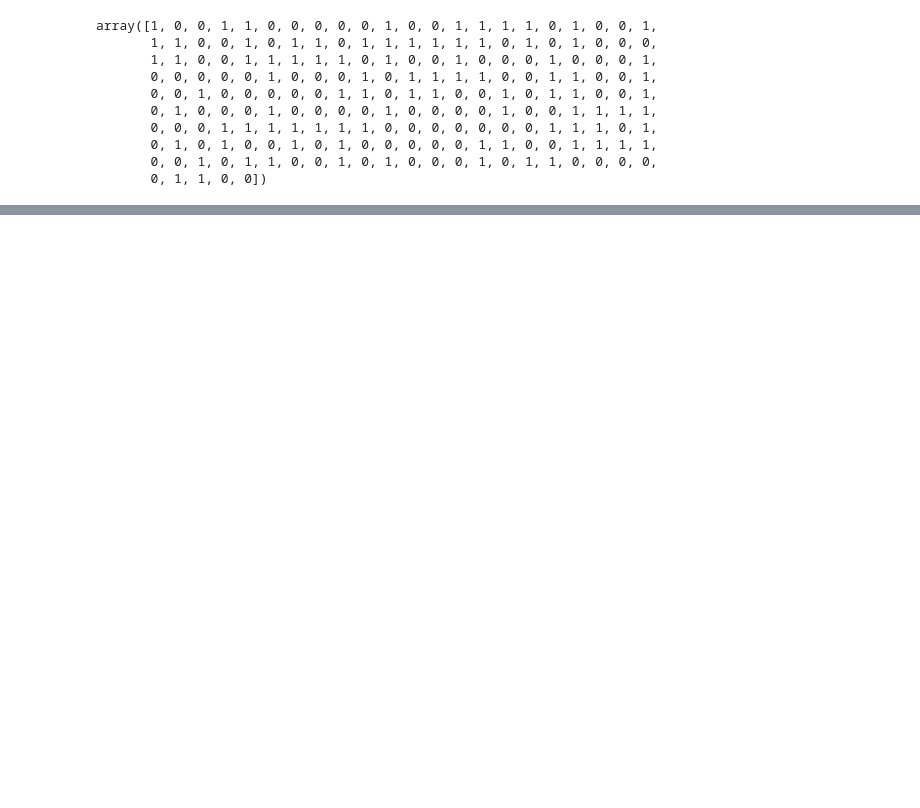
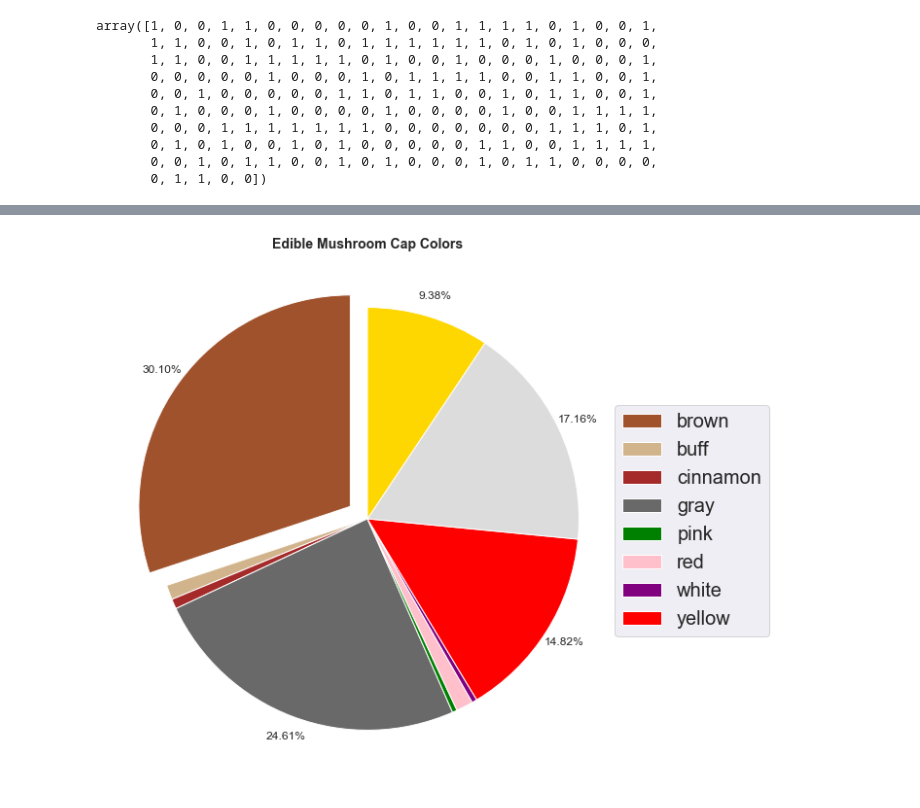
Before and after one commit to csun-data-science-bootcamp-20/Group9, a Jupyter notebook: Mushrooms.ipynb, the cells around one changed output, grey strips where cells are left out. Saved outputs shown, nothing was run; the diff lists cells and outputs as text; code cells hidden in the pictures; blank space fills up the shorter version.

```diff
--- a/Mushrooms.ipynb
+++ b/Mushrooms.ipynb
@@ -188 +189,6 @@ data_copy['class'].replace(columns_dictionaries_list[0],inplace=True)
+# %%
+# at first, let's try to change first column of the dataframe
+# using columns_dictionaries_list replace 'p' and 'e' into 'poisonous' and 'edible'
+
+data['class'].replace(columns_dictionaries_list[0],inplace=True)
 # %%
@@ -198,8 +204,7 @@ data_copy.head() # check if raplacement was successful
 # %% [markdown]
 Now iterate through each column
 # %%
-data_new = data # raw dataframe each time the cell is running
 i = 0
 for column_name in features_data:
-    data_new[column_name].replace(columns_dictionaries_list[i], inplace=True)
+    data[column_name].replace(columns_dictionaries_list[i], inplace=True)
     i+=1
@@ -668,0 +788,3 @@ data_submission_copy.columns.get_loc("cap-color_purple")
+# %%
+class_capcolor = data.groupby(['class','cap-color'])['cap-color'].size().reset_index(name='count')
+class_capcolor
@@ -668,0 +809,3 @@ data_submission_copy.columns.get_loc("cap-color_purple")
+# %%
+edible_capcolor_counts = class_capcolor.iloc[:10, :]
+pois_capcolor_counts = class_capcolor.iloc[10:, :]
@@ -668,0 +838,18 @@ data_submission_copy.columns.get_loc("cap-color_purple")
+# %%
+def my_autopct(pct):
+    return ('%.2f%%' % pct) if pct > 5 else ''
+
+labels = edible_capcolor_counts['cap-color']
+sizes = edible_capcolor_counts['count']
+colors = ['sienna','tan','brown','dimgray','green','pink','purple','red','gainsboro','gold']
+explode = (0.1, 0, 0, 0, 0, 0, 0, 0, 0, 0)
+
+fig1, ax1 = plt.subplots(figsize=(10,10))
+pie = ax1.pie(sizes, explode=explode, colors=colors, autopct=my_autopct, pctdistance=1.1, startangle=90)
+plt.title('Edible Mushroom Cap Colors', weight='bold', size=14)
+plt.legend(pie[0],labels1, bbox_to_anchor=(1.1,0.5), loc="center right", fontsize=20,
+           bbox_transform=plt.gcf().transFigure)
+
+plt.show()
+# %% [output]
+[figure, added]
```
Also changed, not shown: parts of 103 cells of this notebook.
